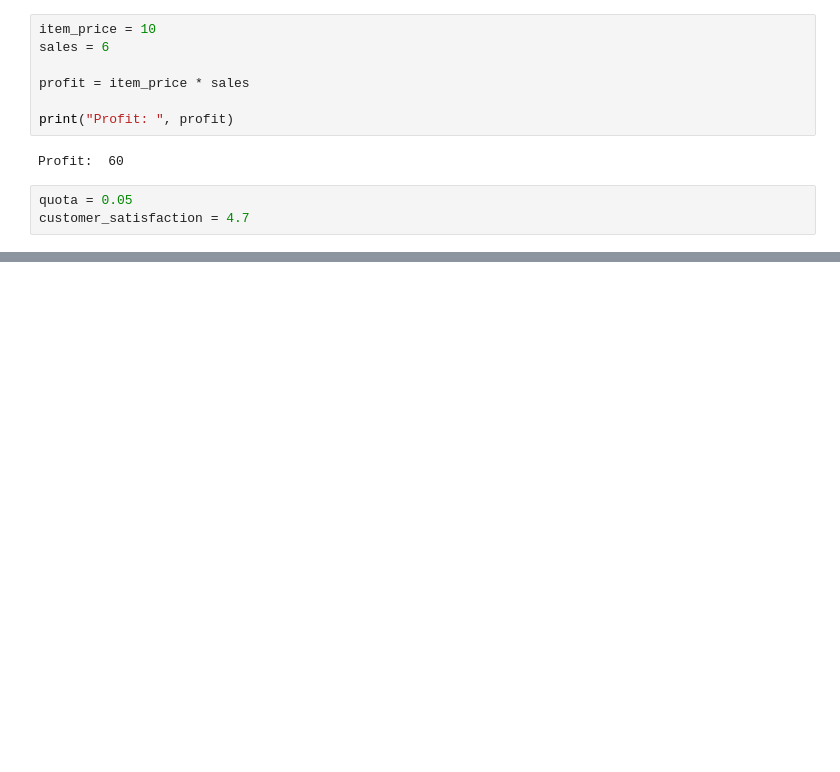
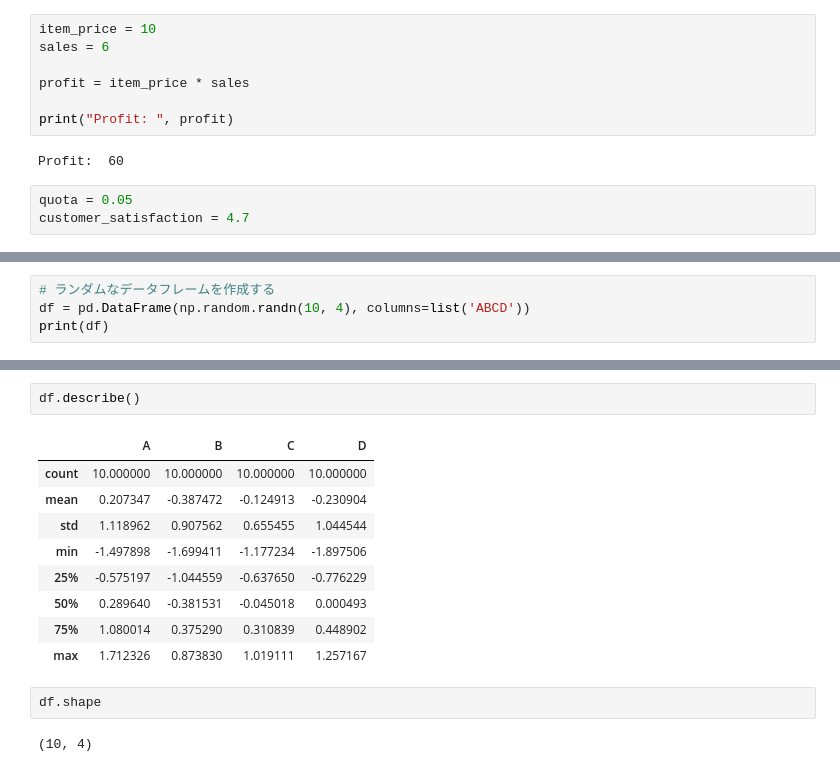
Before and after one commit to TKssk01/aiinfinance, a Jupyter notebook: Class/practice.ipynb, the cells around one changed output, grey strips where cells are left out. Cells and saved outputs as stored; diff of their text form; blank space fills up the shorter version.

```diff
--- a/Class/practice.ipynb
+++ b/Class/practice.ipynb
@@ -36,0 +265,4 @@ customer_satisfaction = 4.7
+# %%
+# ランダムなデータフレームを作成する
+df = pd.DataFrame(np.random.randn(10, 4), columns=list('ABCD'))
+print(df)
@@ -36,0 +295,16 @@ customer_satisfaction = 4.7
+# %%
+df.describe()
+# %% [output]
+|  | A | B | C | D |
+| count | 10.000000 | 10.000000 | 10.000000 | 10.000000 |
+| mean | 0.207347 | -0.387472 | -0.124913 | -0.230904 |
+| std | 1.118962 | 0.907562 | 0.655455 | 1.044544 |
+| min | -1.497898 | -1.699411 | -1.177234 | -1.897506 |
+| 25% | -0.575197 | -1.044559 | -0.637650 | -0.776229 |
+| 50% | 0.289640 | -0.381531 | -0.045018 | 0.000493 |
+| 75% | 1.080014 | 0.375290 | 0.310839 | 0.448902 |
+| max | 1.712326 | 0.873830 | 1.019111 | 1.257167 |
+# %%
+df.shape
+# %% [output]
+(10, 4)
```
Also changed, not shown: parts of 60 cells of this notebook, 26 other files.
